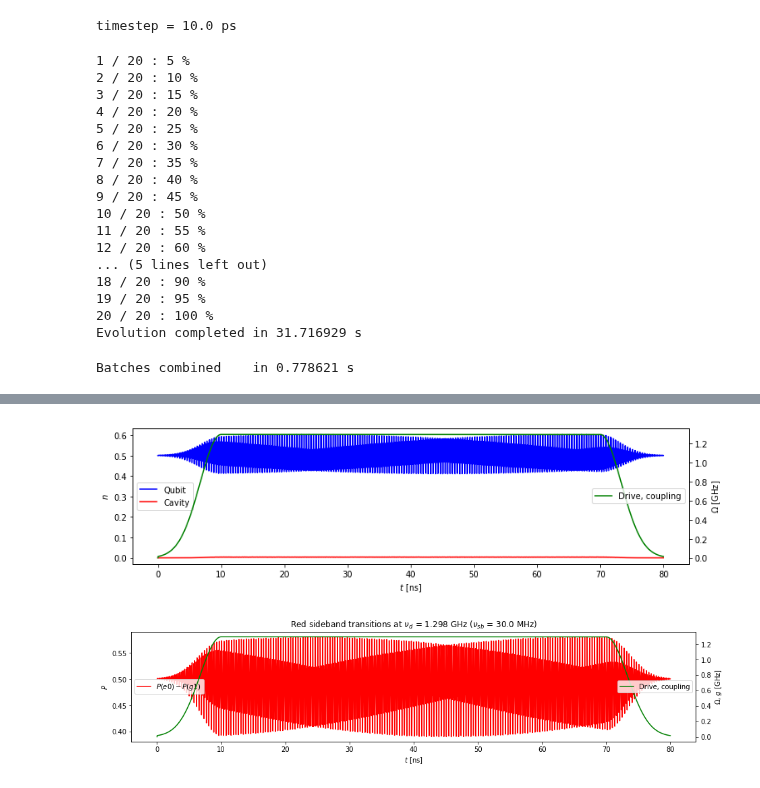
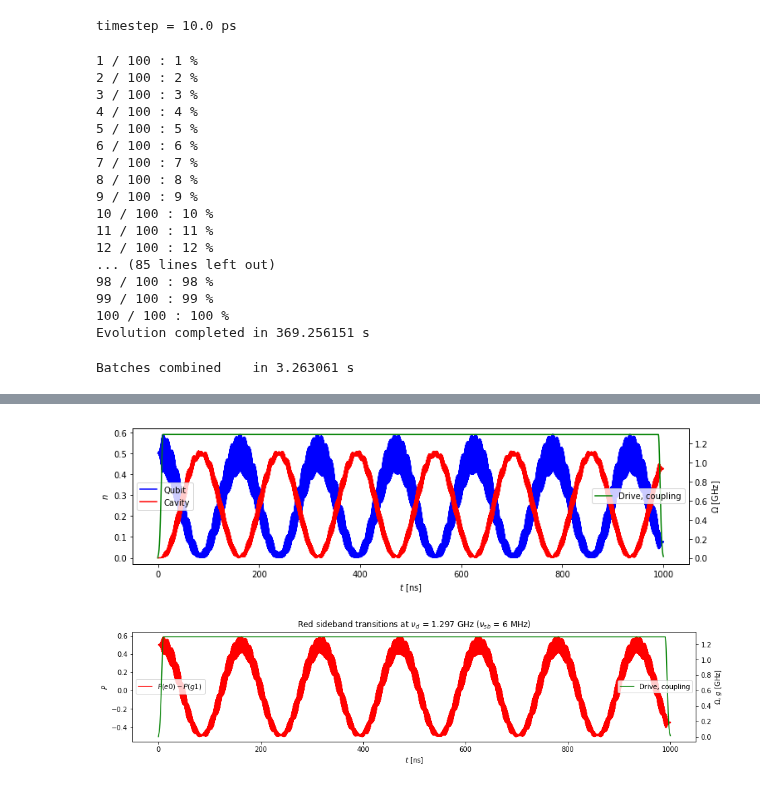
Before and after one commit to wouterkesselsap/thesis, a Jupyter notebook: 2p_sideband.ipynb, the cells around one changed output, grey strips where cells are left out. Cells and saved outputs as stored; diff of their text form; code cells hidden in the pictures.

Commit message:
red sideband data

```diff
--- a/2p_sideband.ipynb
+++ b/2p_sideband.ipynb
@@ -60,7 +60,7 @@ home = "/home/student/thesis/"
 options = Options()
 options.store_states=True
 # %%
-Nq = 3   # number of levels in qubit
+Nq = 2   # number of levels in qubit
 Nc = 10  # number of levels in resonator 1
 Nt = 1   # number of drive tones
 
@@ -72,20 +72,20 @@ g = 0.2 *2*pi      # coupling between qubit and resonator
 
 if Nt == 1:
     Omega = 0.3 *2 *2*pi  # pump drive amplitude
-    wd = 1.2975*2*pi      # pump drive frequency
+    wd = 1.2974*2*pi      # pump drive frequency
 elif Nt == 2:
     Omegaq = 0.025 *2 *2*pi  # amplitude of qubit-friendly drive tone
     Omegac = 0.317 *2 *2*pi  # amplitude of cavity-friendly drive tone
     dw = 0.0662 *2*pi
     wdq = wq + 0.2 *2*pi - dw  # frequency of qubit-friendly drive tone
     wdc = wc + 0.2 *2*pi + dw  # frequency of cavity-friendly drive tone
-sb = 'red'          # kind of sideband transitions (required for plotting & saving)
+sb = 'red'  # kind of sideband transitions (required for plotting & saving)
 
 wq_mod = wq + Omega**2/(2*(wq-wd)) + Omega**2/(2*(wq+wd))
 # %%
 t0 = 0         # start of simulation
 t1 = t0 + 0   # start of drive
-t2 = t1 + 80  # end of drive
+t2 = t1 + 1000  # end of drive
 t3 = t2 + 0   # end of simulation
 tg = 10        # length of gaussian rise and fall
 
@@ -142,7 +142,7 @@ options.atol = 1e-10
 # options.atol = 1e-12
 # options.max_step = 0
 
-Np_per_batch = Np/20  # number of time points per batch
+Np_per_batch = Np/100  # number of time points per batch
 # %%
 """ CALCULATE! """
 
@@ -156,27 +156,27 @@ elif Nt == 2:
     saveparams(Nq, Nc, Nt, wq, wc, Ec, g, sb, t0, t1, t2, t3, tg, smooth, Q,
                Np, Np_per_batch, H, psi0, e_ops, options, progfolder, Omegaq=Omegaq, Omegac=Omegac, wdq=wdq, wdc=wdc, dw=dw)
 # %% [output]
-1 / 20 : 5 %
-2 / 20 : 10 %
-3 / 20 : 15 %
-4 / 20 : 20 %
-5 / 20 : 25 %
-6 / 20 : 30 %
-7 / 20 : 35 %
-8 / 20 : 40 %
-9 / 20 : 45 %
-10 / 20 : 50 %
-11 / 20 : 55 %
-12 / 20 : 60 %
-... (5 lines left out)
-18 / 20 : 90 %
-19 / 20 : 95 %
-20 / 20 : 100 %
-Evolution completed in 31.716929 s
+1 / 100 : 1 %
+2 / 100 : 2 %
+3 / 100 : 3 %
+4 / 100 : 4 %
+5 / 100 : 5 %
+6 / 100 : 6 %
+7 / 100 : 7 %
+8 / 100 : 8 %
+9 / 100 : 9 %
+10 / 100 : 10 %
+11 / 100 : 11 %
+12 / 100 : 12 %
+... (85 lines left out)
+98 / 100 : 98 %
+99 / 100 : 99 %
+100 / 100 : 100 %
+Evolution completed in 369.256151 s
 # %%
 """ SAVE EVOLUTION TEMPORARILY """
 
-srcfolder = progfolder # "/home/student/thesis/prog_190922_103435"
+srcfolder =  "/home/student/thesis/prog_190922_144723"
 quants = ['times', 'expect', 'e0', 'g1', 'e1', 'g0']
 
 start_comb = datetime.now()
@@ -188,7 +188,7 @@ print("Batches combined    in {} s".format((end_comb - start_comb).total_seconds
 
 times, states, expect, e0, g1, e1, g0 = load_data(quants, srcfolder)
 # %% [output]
-Batches combined    in 0.778621 s
+Batches combined    in 3.263061 s
 # %%
 """ SIDEBAND COUPLING """
 
@@ -253,7 +253,7 @@ ax2.legend(loc='center right')
 
 plt.show()
 # %% [output]
-[figure, old version]
+[figure, new version]
 # %%
 """COMBINED PROBABILITIES"""
 
@@ -269,37 +269,36 @@ ax1.legend(loc='center left')
 
 # ax1.set_xlim([40, 50])
 
 drive_coupling = wd/(2*pi)*drive_nonosc(times, H_args)
 ax2 = ax1.twinx()
 ax2.plot(times, drive_coupling, color='g', label='Drive, coupling')
 ax2.set_ylabel('$\Omega$, $g$ [GHz]')
 ax2.tick_params(axis='y')
 ax2.legend(loc='center right')
 
 fig = plt.gcf()
 if sb == 'red':
     plt.title("Red sideband transitions at $\\nu_d$ = {} GHz ($\\nu_{{sb}}$ = {} MHz)".format(round(wd/2/pi, 3),
-                                                                                              round(1000*wsb/2/pi)))
+                                                                                              int(round(1000*wsb/2/pi))))
 elif sb == 'blue':
     plt.title("Blue sideband transitions at $\\nu_d$ = {} GHz ($\\nu_{{sb}}$ = {} MHz)".format(round(wd/2/pi, 3),
-                                                                                               round(1000*wsb/2/pi)))
+                                                                                               int(round(1000*wsb/2/pi))))
 plt.show()
 
 fig_button = widgets.Button(description='Save figure')
 fig_out = widgets.Output()
 def fig_clicked(b):
     fig_button.description = 'Figure saved!'
     with fig_out:
-        print(srcfolder)
         fig.savefig(srcfolder + "/" +
                     "fig_{}_{}_Nq{}_Om{}_wd{}_wq{}_wc{}_g{}_wsb{}.png".format(ID, sb, Nq,
                         round(Omega/2/pi, 2), round(wd/2/pi, 3), round(wq/2/pi, 2),
                         round(wc/2/pi, 2), round(g/2/pi, 2), round(wsb/2/pi, 4)),
                      bbox_inches='tight')
 fig_button.on_click(fig_clicked)
 widgets.VBox([fig_button, fig_out])
 # %% [output]
-[figure, old version]
+[figure, new version]
 [interactive output not drawn]
 # %%
 """SCANNING"""
```
Also changed, not shown: parts of 1 cell of this notebook, 45 other files.
